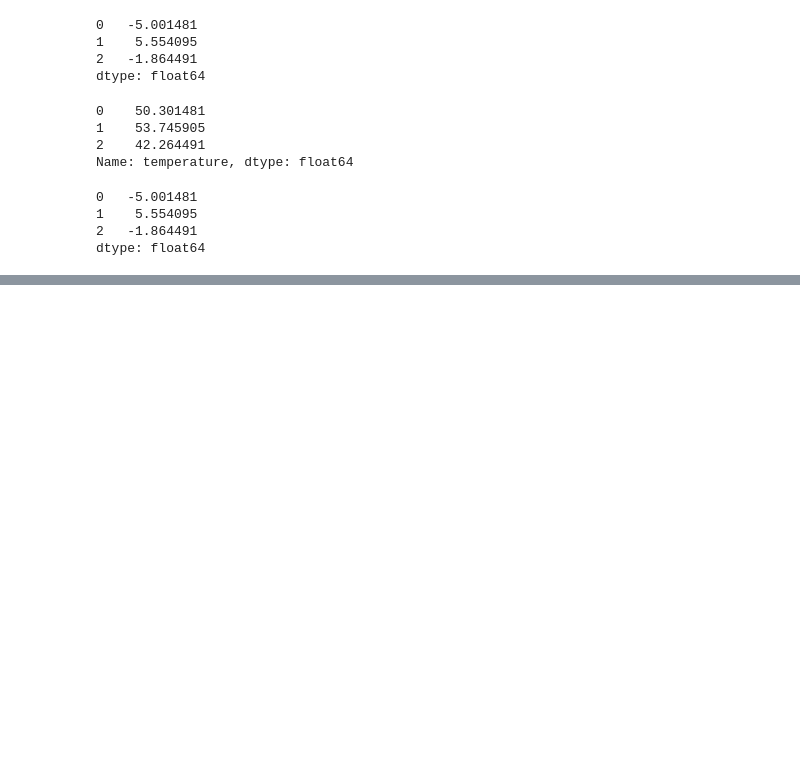
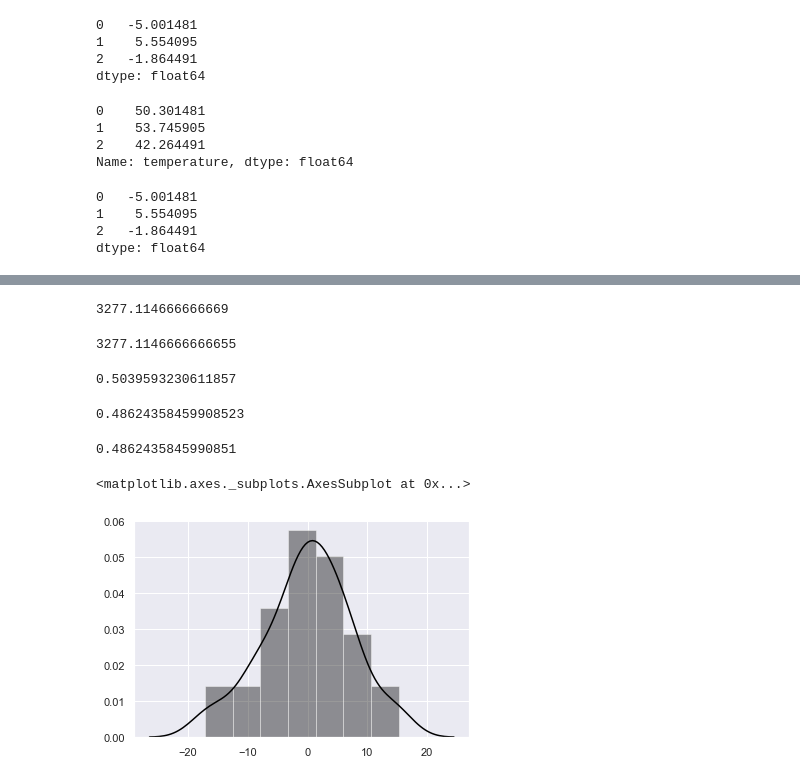
Before and after one commit to HidehikoMURAO/Python, a Jupyter notebook: Learning statistics with Python/5-1_py.ipynb, the cells around one changed output, grey strips where cells are left out. Cells and saved outputs as stored; diff of their text form; code cells hidden in the pictures; blank space fills up the shorter version.

```diff
--- a/Learning statistics with Python/5-1_py.ipynb
+++ b/Learning statistics with Python/5-1_py.ipynb
@@ -153,0 +166,28 @@ dtype: float64
+# %%
+np.sum((yhat - mu) ** 2) + sum(resid ** 2)
+# %% [output]
+3277.114666666669
+# %%
+np.sum((y - mu) ** 2)
+# %% [output]
+3277.1146666666655
+# %%
+1 - np.sum(resid ** 2) / np.sum((y - mu) ** 2)
+# %% [output]
+0.5039593230611857
+# %%
+n = len(beer.beer)
+s = 1
+1 - ((np.sum(resid ** 2) / (n - s - 1)) /
+      (np.sum((y - mu) ** 2) / (n - 1)))
+# %% [output]
+0.48624358459908523
+# %%
+lm_model.rsquared_adj
+# %% [output]
+0.4862435845990851
+# %%
+sns.distplot(resid, color = 'black')
+# %% [output]
+<matplotlib.axes._subplots.AxesSubplot at 0x...>
+[figure, added]
```
Also changed, not shown: parts of 9 cells of this notebook.
